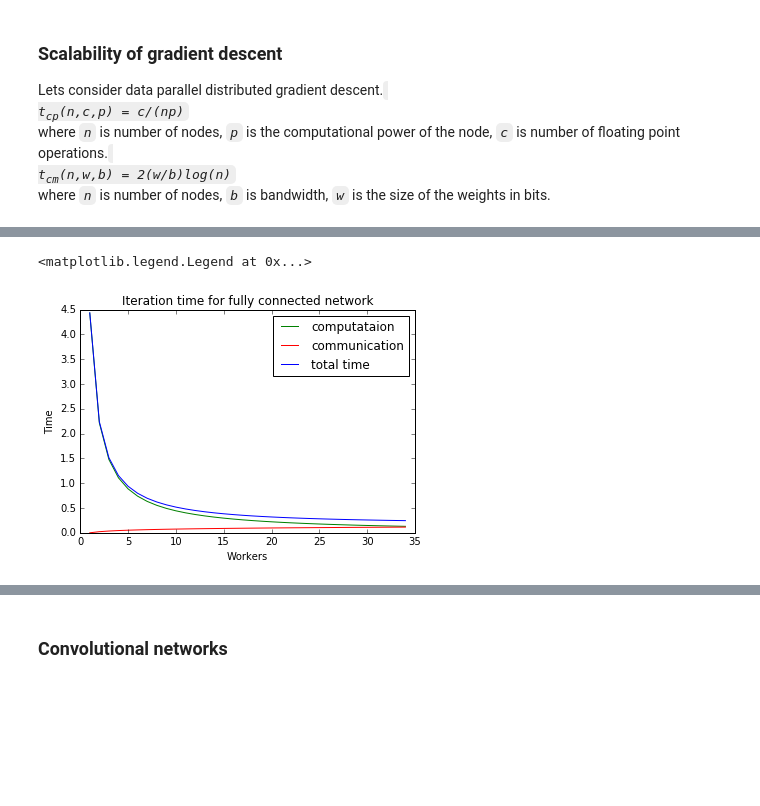
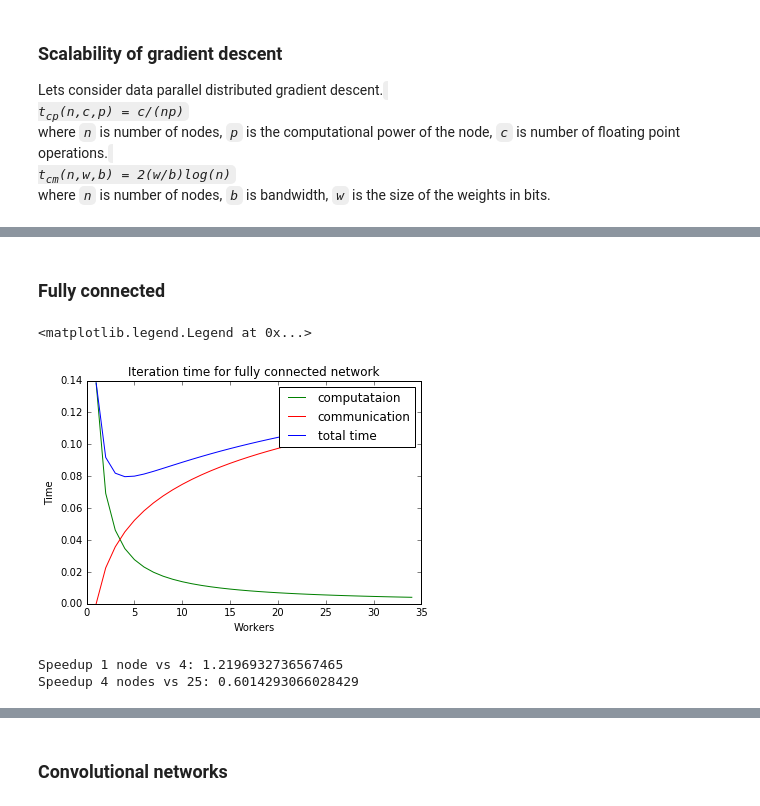
Before and after one commit to avulanov/scalability, a Jupyter notebook: scalability.ipynb, the cells around one changed output, grey strips where cells are left out. Cells and saved outputs as stored; diff of their text form; code cells hidden in the pictures; blank space fills up the shorter version.

```diff
--- a/scalability.ipynb
+++ b/scalability.ipynb
@@ -93,7 +93,7 @@ import math
 def tcp(n, flops, p):
     return flops / (n * p)
 def tcm(n, weights, b):
-    return 2 * (weights / b) * math.log (n, 2)
+    return 2 * (32 * weights / b) * math.log (n, 2)
 def t(n, weights, flops, b, p):
     return tcp(n, flops, p) + tcm(n, weights, b)
 # %% [markdown]
@@ -118,27 +148,35 @@ TODO: consider the speedup
+# %% [markdown]
+### Fully connected
 # %%
 #MSFT
-weights = 45.1E6 * 32
-batch = 1024
+weights = 45.1E6
+batch = 1024 #SGD
 # weights = MULT-ADD operations, 3x for training, 2x for FLOPS
 flops = 2 * weights * 3 * batch
 # PCI express v3 16GB/s (peak can be 100%)
 b = 8 * 16E9
 # nVidia 4 TFlops (peak is 50%)
 p = 0.5 * 4E12
 n = np.arange(1, 35)
 #vtcp = np.vectorize(tcp)
 #vtcm = np.vectorize(tcm)
 #vt = np.vectorize(t)
 tcpData = np.vectorize(tcp)(n, flops, p)
 tcmData = np.vectorize(tcm)(n, weights, b)
 tData = np.vectorize(t)(n, weights, flops, b, p)
 leg1, = plt.plot(n,tcpData, color="green", label='computataion')
 leg2, = plt.plot(n,tcmData, color="red", label='communication')
 leg3, = plt.plot(n, tData, color="blue", label='total time')
 plt.ylabel("Time")
 plt.xlabel("Workers")
 plt.title("Iteration time for fully connected network")
 plt.legend(handles=[leg1, leg2, leg3])
 # %% [output]
 <matplotlib.legend.Legend at 0x...>
-[figure, old version]
+[figure, new version]
+# %%
+print("Speedup 1 node vs 4:", t(1, weights, flops, b, p) / t(4,  weights, flops, b, p))
+print("Speedup 4 nodes vs 25:", t(4, weights, flops, b, p) / t(25,  weights, flops, b, p))
+# %% [output]
+Speedup 1 node vs 4: 1.2196932736567465
+Speedup 4 nodes vs 25: 0.6014293066028429
```
Also changed, not shown: parts of 9 cells of this notebook.
